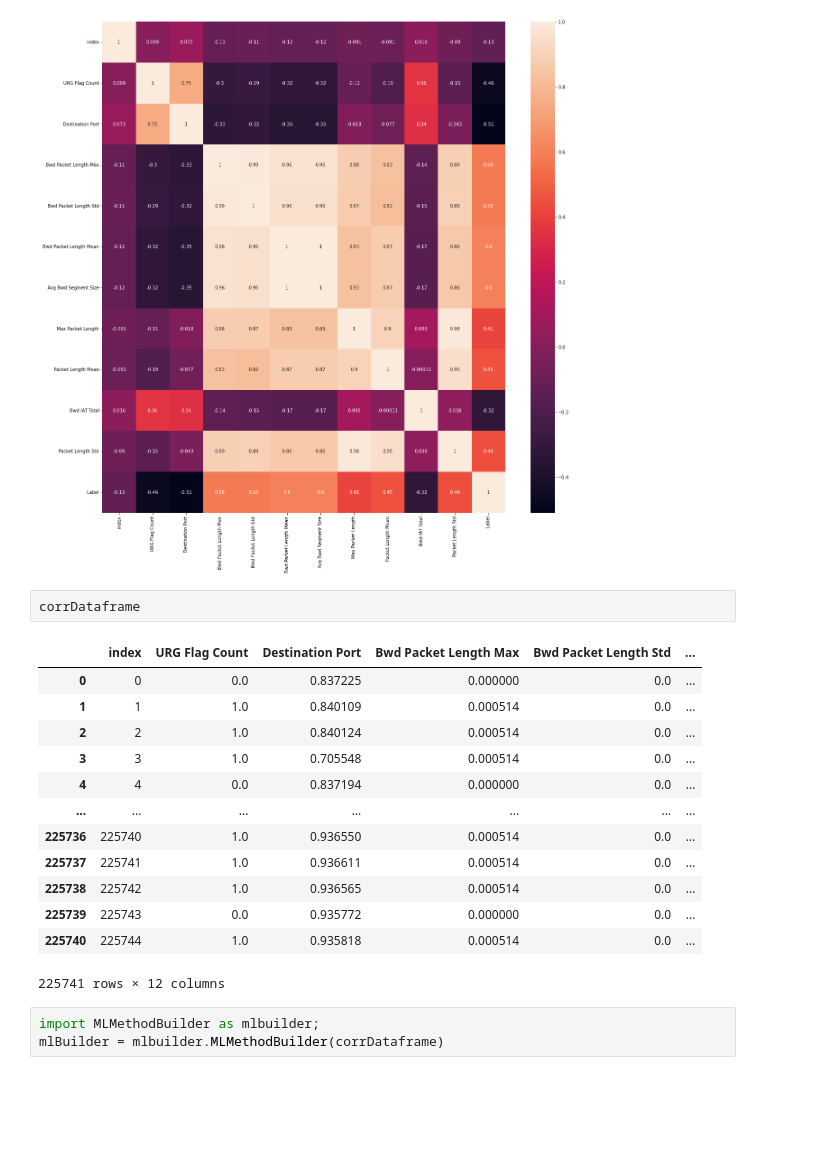
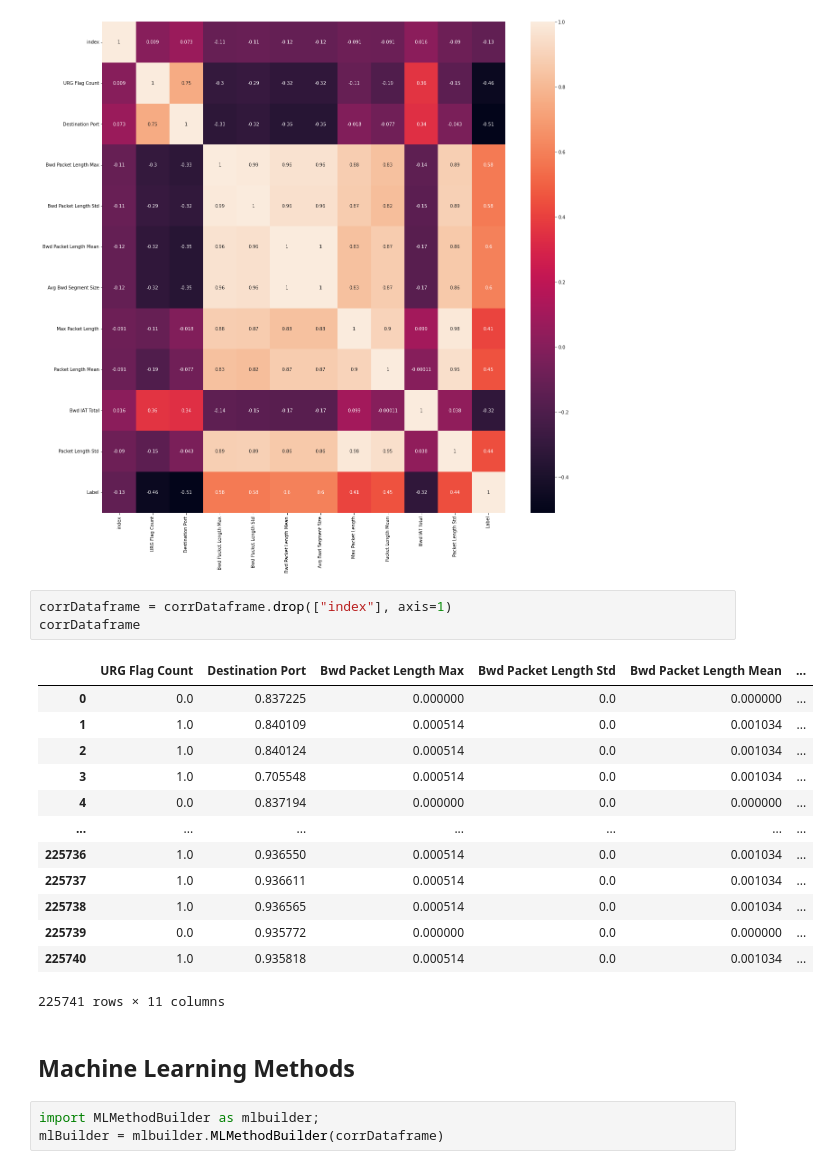
Before and after one commit to batuhanduyuler01/ddos-attack-detection, a Jupyter notebook: jupyter_notebooks/main_copy.ipynb, the cells around one changed output. Saved outputs shown, nothing was run; the diff lists cells and outputs as text; blank space fills up the shorter version.

```diff
--- a/jupyter_notebooks/main_copy.ipynb
+++ b/jupyter_notebooks/main_copy.ipynb
@@ -45,21 +45,24 @@ dataProcessor.print_correlation_matrix(corrDataframe)
 # %% [output]
 [figure]
 # %%
+corrDataframe = corrDataframe.drop(["index"], axis=1)
 corrDataframe
 # %% [output]
-|  | index | URG Flag Count | Destination Port | Bwd Packet Length Max | Bwd Packet Length Std | ... |
-| 0 | 0 | 0.0 | 0.837225 | 0.000000 | 0.0 | ... |
-| 1 | 1 | 1.0 | 0.840109 | 0.000514 | 0.0 | ... |
-| 2 | 2 | 1.0 | 0.840124 | 0.000514 | 0.0 | ... |
-| 3 | 3 | 1.0 | 0.705548 | 0.000514 | 0.0 | ... |
-| 4 | 4 | 0.0 | 0.837194 | 0.000000 | 0.0 | ... |
+|  | URG Flag Count | Destination Port | Bwd Packet Length Max | Bwd Packet Length Std | Bwd Packet Length Mean | ... |
+| 0 | 0.0 | 0.837225 | 0.000000 | 0.0 | 0.000000 | ... |
+| 1 | 1.0 | 0.840109 | 0.000514 | 0.0 | 0.001034 | ... |
+| 2 | 1.0 | 0.840124 | 0.000514 | 0.0 | 0.001034 | ... |
+| 3 | 1.0 | 0.705548 | 0.000514 | 0.0 | 0.001034 | ... |
+| 4 | 0.0 | 0.837194 | 0.000000 | 0.0 | 0.000000 | ... |
 | ... | ... | ... | ... | ... | ... | ... |
-| 225736 | 225740 | 1.0 | 0.936550 | 0.000514 | 0.0 | ... |
-| 225737 | 225741 | 1.0 | 0.936611 | 0.000514 | 0.0 | ... |
-| 225738 | 225742 | 1.0 | 0.936565 | 0.000514 | 0.0 | ... |
-| 225739 | 225743 | 0.0 | 0.935772 | 0.000000 | 0.0 | ... |
-| 225740 | 225744 | 1.0 | 0.935818 | 0.000514 | 0.0 | ... |
+| 225736 | 1.0 | 0.936550 | 0.000514 | 0.0 | 0.001034 | ... |
+| 225737 | 1.0 | 0.936611 | 0.000514 | 0.0 | 0.001034 | ... |
+| 225738 | 1.0 | 0.936565 | 0.000514 | 0.0 | 0.001034 | ... |
+| 225739 | 0.0 | 0.935772 | 0.000000 | 0.0 | 0.000000 | ... |
+| 225740 | 1.0 | 0.935818 | 0.000514 | 0.0 | 0.001034 | ... |
-225741 rows × 12 columns
+225741 rows × 11 columns
+# %% [markdown]
+## Machine Learning Methods
 # %%
 import MLMethodBuilder as mlbuilder;
 mlBuilder = mlbuilder.MLMethodBuilder(corrDataframe)
```
Also changed, not shown: parts of 23 cells of this notebook, 4 other files.
